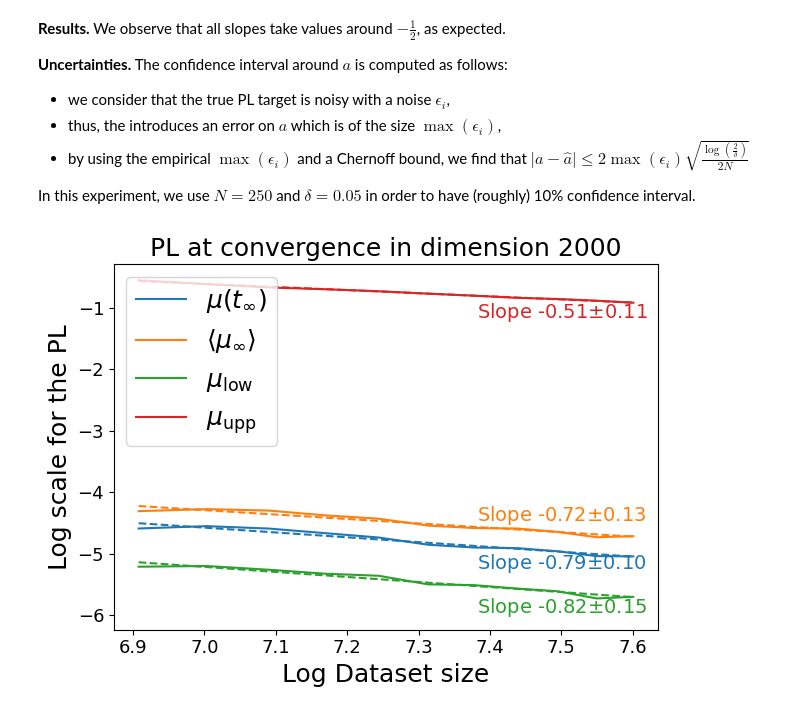
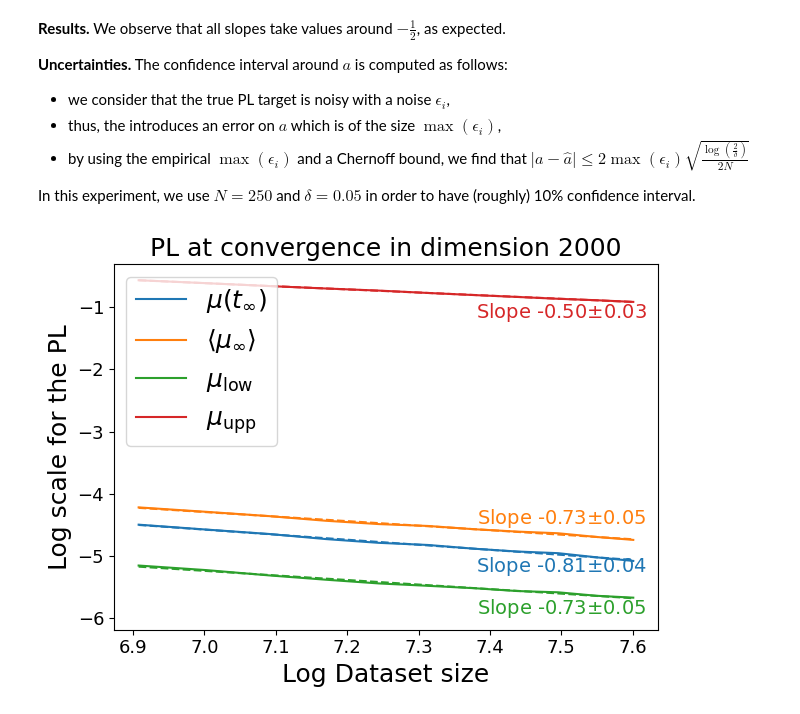
Before and after one commit to leodana2000/Convergence-High-Dimension, a Jupyter notebook: analysis.ipynb, the cells around one changed output. Saved outputs shown, nothing was run; the diff lists cells and outputs as text; code cells hidden in the pictures.

```diff
--- a/analysis.ipynb
+++ b/analysis.ipynb
@@ -17,7 +17,7 @@ In these experiments, we wish to understand how many data points ($n$) can be le
 """ EXP1.0: Plot the probability of convergence and the loss at convergence in dimension d=100. """
 
 d=100
-data = pd.read_csv(f'raw experiments/Data_exp_1_{d}_bis.csv')
+data = pd.read_csv(f'raw_experiments/Data_exp_1_{d}_bis.csv')
 
 # In case we accidently stored tensors, which were converted to strings.
 loss = data['loss_trend']
@@ -66,7 +66,7 @@ plt.show()
 """ EXP1.0: Plot the probability of convergence in dimension d=100, with error bars. """
 
 d=100
-data = pd.read_csv(f'raw experiments/Data_exp_1_{d}_bis.csv')
+data = pd.read_csv(f'raw_experiments/Data_exp_1_{d}_bis.csv')
 max_n = max(list_n)
 min_n = min(list_n)
 
@@ -133,7 +133,7 @@ plt.show()
 threshold=[]
 d_range = [d for d in range(10, 100+10, 10)]
 for d in d_range:
-    data = pd.read_csv(f'raw experiments/Data_exp_1_d_{d}.csv')
+    data = pd.read_csv(f'raw_experiments/Data_exp_1_d_{d}.csv')
 
     loss = data['loss_trend']
     if type(loss[0]) == str:
@@ -172,7 +172,7 @@ plt.show()
 threshold=[]
 p_range = np.array([p for p in range(50, 400+10, 10)])
 for p in p_range:
-    data = pd.read_csv(f'raw experiments/Data_exp_1_p_{p}.csv')
+    data = pd.read_csv(f'raw_experiments/Data_exp_1_p_{p}.csv')
 
     loss = data['loss_trend']
     if type(loss[0]) == str:
@@ -232,7 +232,7 @@ In this experiment, we use $N=250$ and $\delta=0.05$ in order to have (roughly)
 # %%
 """ EXP2: Verifying Conjecture 8. """
 
-data = pd.read_csv(f'raw experiments/Data_exp_2_log.csv')
+data = pd.read_csv(f'raw_experiments/Data_exp_2_bis.csv')
 
 d = data['d'][0]
 list_n = data['n']
@@ -241,7 +241,7 @@ log_avg_Speed = data['log_avg_speed']
 log_Lower = data['log_lower']
 log_Upper = data['log_upper']
 
-rep=50
+rep=500
 
 log_list_n = np.log(np.array(list_n))
 a, b, max_eps = reg_lin(log_list_n, log_Speed)
@@ -254,31 +254,31 @@ a, b, max_eps = reg_lin(log_list_n, log_avg_Speed)
 noise=np.sqrt(np.log(2/0.05)*4*max_eps**2/rep)
 plt.plot(log_list_n, log_avg_Speed, label = r"$\langle \mu_{\infty}\rangle$", c='C1')
 plt.plot(log_list_n, [a*n+b for n in log_list_n], linestyle="dashed", c='C1')
 plt.text(log_list_n[-1]-0.1, a*log_list_n[-1]+b+0.25, f"Slope {a:0{1}.{2}f}"+r"$\pm$"+f"{noise:0{1}.{2}f}", fontsize=14, ha='center', c='C1')
 
 log_Lower = np.array(log_Lower)
 a, b, max_eps = reg_lin(log_list_n, log_Lower)
 noise=np.sqrt(np.log(2/0.05)*4*max_eps**2/rep)
 plt.plot(log_list_n, log_Lower, label = r"$\mu_{\text{low}}$", c='C2')
 plt.plot(log_list_n, [a*n+b for n in log_list_n], linestyle="dashed", c='C2')
 plt.text(log_list_n[-1]-0.1, a*log_list_n[-1]+b-0.25, f"Slope {a:0{1}.{2}f}"+r"$\pm$"+f"{noise:0{1}.{2}f}", fontsize=14, ha='center', c='C2')
 
 a, b, max_eps = reg_lin(log_list_n, log_Upper)
 noise=np.sqrt(np.log(2/0.05)*4*max_eps**2/rep)
 plt.plot(log_list_n, log_Upper, label = r"$\mu_{\text{upp}}$", c='C3')
 plt.plot(log_list_n, [a*n+b for n in log_list_n], linestyle="dashed", c='C3')
 plt.text(log_list_n[-1]-0.1, a*log_list_n[-1]+b-0.25, f"Slope {a:0{1}.{2}f}"+r"$\pm$"+f"{noise:0{1}.{2}f}", fontsize=14, ha='center', c='C3')
 
 plt.xlabel("Log Dataset size", fontsize=18)
 plt.ylabel("Log scale for the PL", fontsize=18)
 plt.title(f"PL at convergence in dimension {d}", fontsize=18)
 plt.legend(loc="upper left", fontsize=18)
 plt.xticks(fontsize=13)
 plt.yticks(fontsize=13)
 b,t = plt.ylim()
 plt.ylim(b-0.25,t)
 plt.tight_layout()
 plt.savefig("Images/Asymptotic_log_mean_PL.png", bbox_inches='tight', dpi=600)
 plt.show()
 # %% [output]
-[figure, old version]
+[figure, new version]
```
Also changed, not shown: parts of 3 cells of this notebook, 23 other files.
